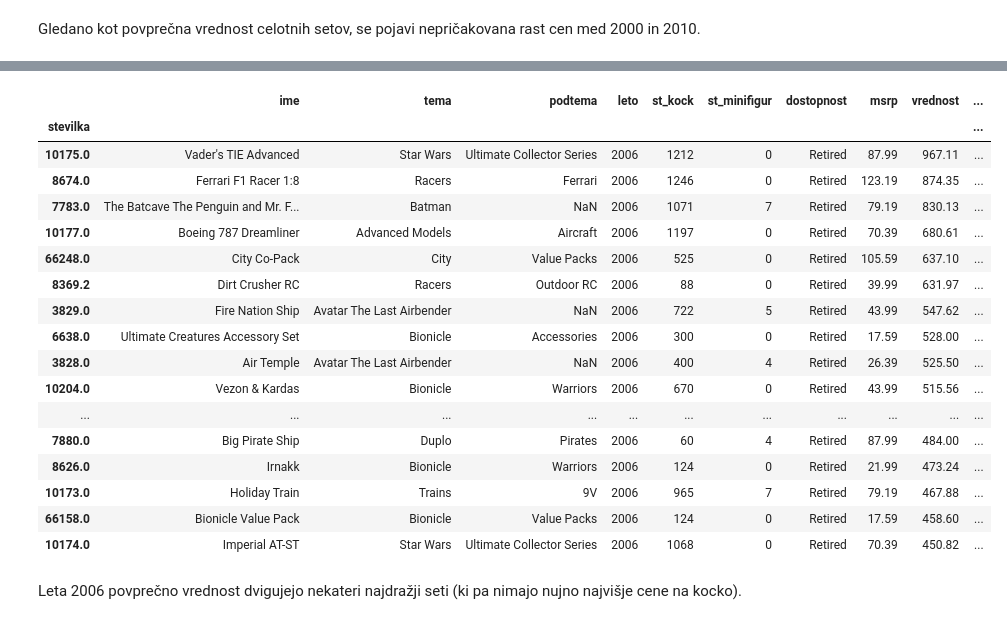
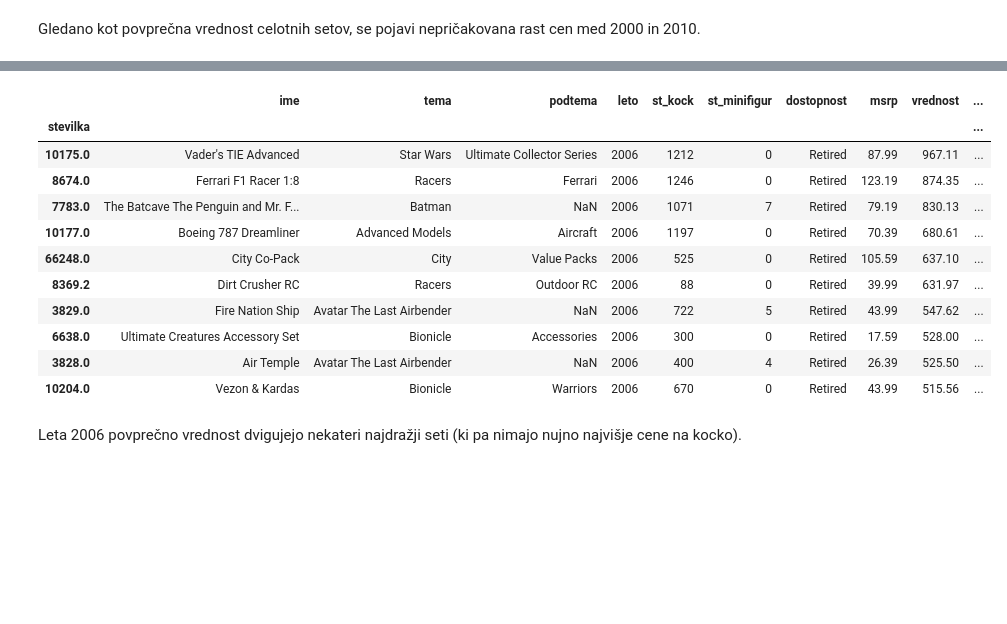
Before and after one commit to mihagyergyek/Analiza-podatkov, a Jupyter notebook: analiza-setov.ipynb, the cells around one changed output, grey strips where cells are left out. Drawn from its saved outputs; the diff is of its cells as text; code cells hidden in the pictures; blank space fills up the shorter version.

```diff
--- a/analiza-setov.ipynb
+++ b/analiza-setov.ipynb
@@ -179,23 +164,17 @@ Tu je še seznam najdražjih setov. Redki in zaželjeni seti strmo pridobivajo v
 # %%
-seti_z_vrednostmi[seti_z_vrednostmi.leto == 2006].sort_values("vrednost", ascending=False).head(20)
+seti_z_vrednostmi[seti_z_vrednostmi.leto == 2006].sort_values("vrednost", ascending=False).head(10)
 # %% [output]
 |  | ime | tema | podtema | leto | st_kock | st_minifigur | dostopnost | msrp | vrednost | ... |
 | stevilka |  |  |  |  |  |  |  |  |  | ... |
 | 10175.0 | Vader's TIE Advanced | Star Wars | Ultimate Collector Series | 2006 | 1212 | 0 | Retired | 87.99 | 967.11 | ... |
 | 8674.0 | Ferrari F1 Racer 1:8 | Racers | Ferrari | 2006 | 1246 | 0 | Retired | 123.19 | 874.35 | ... |
 | 7783.0 | The Batcave The Penguin and Mr. F... | Batman | NaN | 2006 | 1071 | 7 | Retired | 79.19 | 830.13 | ... |
 | 10177.0 | Boeing 787 Dreamliner | Advanced Models | Aircraft | 2006 | 1197 | 0 | Retired | 70.39 | 680.61 | ... |
 | 66248.0 | City Co-Pack | City | Value Packs | 2006 | 525 | 0 | Retired | 105.59 | 637.10 | ... |
 | 8369.2 | Dirt Crusher RC | Racers | Outdoor RC | 2006 | 88 | 0 | Retired | 39.99 | 631.97 | ... |
 | 3829.0 | Fire Nation Ship | Avatar The Last Airbender | NaN | 2006 | 722 | 5 | Retired | 43.99 | 547.62 | ... |
 | 6638.0 | Ultimate Creatures Accessory Set | Bionicle | Accessories | 2006 | 300 | 0 | Retired | 17.59 | 528.00 | ... |
 | 3828.0 | Air Temple | Avatar The Last Airbender | NaN | 2006 | 400 | 4 | Retired | 26.39 | 525.50 | ... |
 | 10204.0 | Vezon & Kardas | Bionicle | Warriors | 2006 | 670 | 0 | Retired | 43.99 | 515.56 | ... |
-| ... | ... | ... | ... | ... | ... | ... | ... | ... | ... | ... |
-| 7880.0 | Big Pirate Ship | Duplo | Pirates | 2006 | 60 | 4 | Retired | 87.99 | 484.00 | ... |
-| 8626.0 | Irnakk | Bionicle | Warriors | 2006 | 124 | 0 | Retired | 21.99 | 473.24 | ... |
-| 10173.0 | Holiday Train | Trains | 9V | 2006 | 965 | 7 | Retired | 79.19 | 467.88 | ... |
-| 66158.0 | Bionicle Value Pack | Bionicle | Value Packs | 2006 | 124 | 0 | Retired | 17.59 | 458.60 | ... |
-| 10174.0 | Imperial AT-ST | Star Wars | Ultimate Collector Series | 2006 | 1068 | 0 | Retired | 70.39 | 450.82 | ... |
 # %% [markdown]
 Leta 2006 povprečno vrednost dvigujejo nekateri najdražji seti (ki pa nimajo nujno najvišje cene na kocko).
```
Also changed, not shown: parts of 12 cells of this notebook, 1 other file.
